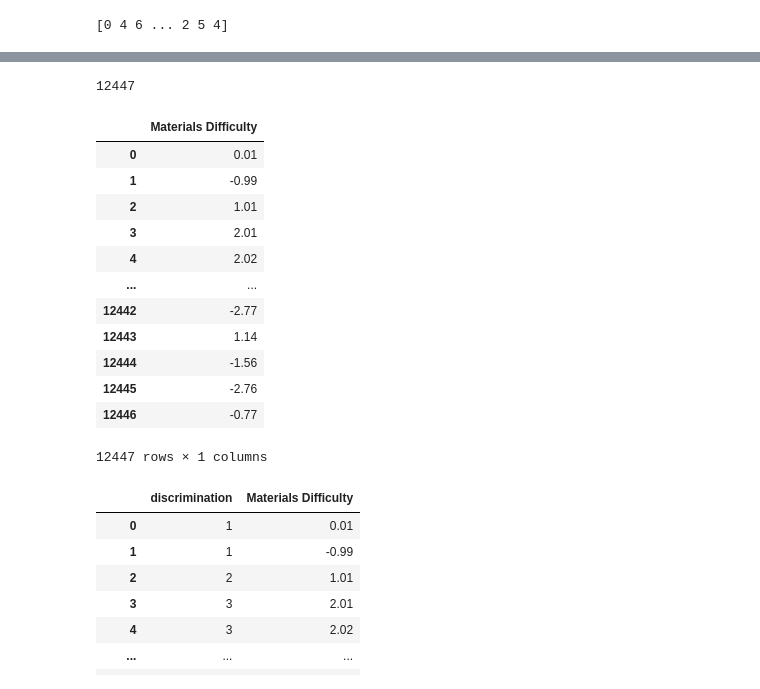
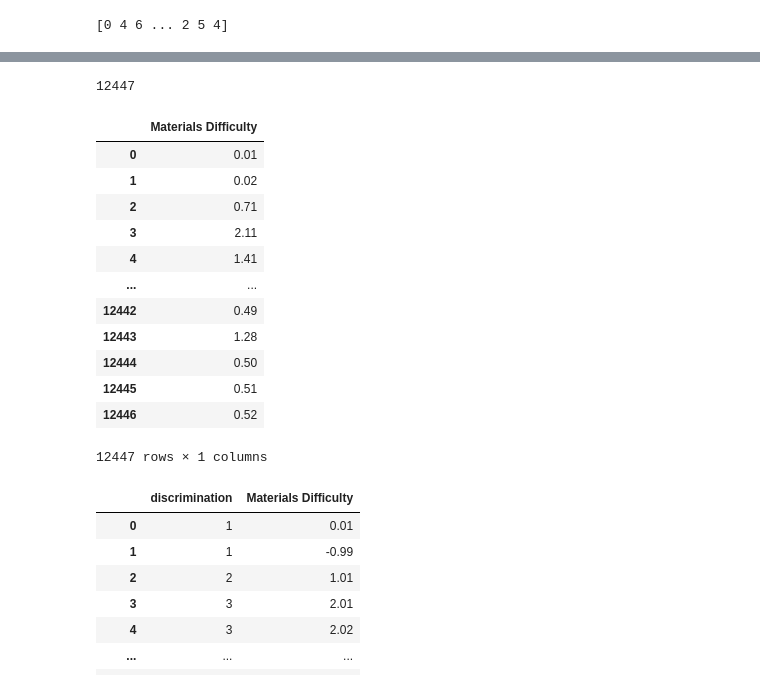
Before and after one commit to ZarckYa/MSc-Data-Science-Project, a Jupyter notebook: Text Diffficulty Level.ipynb, the cells around one changed output, grey strips where cells are left out. Saved outputs shown, nothing was run; the diff lists cells and outputs as text; code cells hidden in the pictures.

```diff
--- a/Text Diffficulty Level.ipynb
+++ b/Text Diffficulty Level.ipynb
@@ -477,13 +492,13 @@ for i, l in enumerate(text_features_nor_umap_labels_kmeans):
         index_lebel0.append(i)
     elif l==1:
         index_lebel1.append(i)
-    if l==2:
+    elif l==2:
         index_lebel2.append(i)
     elif l==3:
         index_lebel3.append(i)
-    if l==4:
+    elif l==4:
         index_lebel4.append(i)
     elif l==5:
         index_lebel5.append(i)
-    if l==6:
+    elif l==6:
         index_lebel6.append(i)
@@ -543,5 +596,5 @@ label 0:
 # %%
-materials_difficulty_cluster = np.zeros(len(text_features_nor_umap_labels_kmeans))
+materials_difficulty_cluster_directly = np.zeros(len(text_features_nor_labels_kmeans))
 l1=0
 l2=0
 l3=0
@@ -550,39 +603,39 @@ l5=0
 l6=0
 l7=0
 
-for i,l in enumerate(text_features_nor_umap_labels_kmeans):
+for i,l in enumerate(text_features_nor_labels_kmeans):
     if l==0:
         l1+=0.01
-        if l1>0.5:
+        if l1>0.7:
             l1=0
-        materials_difficulty_cluster[i]=0+l1
+        materials_difficulty_cluster_directly[i]=4.2+l1
     elif l==1:
         l2+=0.01
-        if l2>0.5:
+        if l2>0.7:
             l2=0
-        materials_difficulty_cluster[i]=3+l2
+        materials_difficulty_cluster_directly[i]=0+l2
     if l==2:
         l3+=0.01
-        if l3>0.5:
+        if l3>0.7:
             l3=0
-        materials_difficulty_cluster[i]=-2+l3
+        materials_difficulty_cluster_directly[i]=2.1+l3
     elif l==3:
         l4+=0.01
-        if l4>0.5:
+        if l4>=0.7:
             l4=0
-        materials_difficulty_cluster[i]=2+l4
+        materials_difficulty_cluster_directly[i]=1.4+l4
     if l==4:
         l5+=0.01
-        if l5>0.5:
+        if l5>0.7:
             l5=0
-        materials_difficulty_cluster[i]=-1+l5
+        materials_difficulty_cluster_directly[i]=3.5+l5
     elif l==5:
         l6+=0.01
-        if l6>0.5:
+        if l6>0.7:
             l6=0
-        materials_difficulty_cluster[i]=-3+l6
+        materials_difficulty_cluster_directly[i]=2.8+l6
     if l==6:
         l7+=0.01
-        if l7>0.5:
+        if l7>0.7:
             l7=0
-        materials_difficulty_cluster[i]=1+l7
+        materials_difficulty_cluster_directly[i]=0.7+l7
@@ -589,24 +688,25 @@ for i,l in enumerate(text_features_nor_umap_labels_kmeans):
 # %%
-print(len(materials_difficulty_cluster))
+print(len(materials_difficulty_cluster_directly))
 
-materials_difficulty_cluster_df = pd.DataFrame(data=materials_difficulty_cluster, columns=["Materials Difficulty"])
+materials_difficulty_cluster_df = pd.DataFrame(data=materials_difficulty_cluster_directly, columns=["Materials Difficulty"])
 display(materials_difficulty_cluster_df)
-# materials_difficulty_cluster_df.to_csv("Data/Diffculty Level/Mateials_diffculty_by_cluster.csv", index=False)
+# materials_difficulty_cluster_df.to_csv("Data/Diffculty Level/Mateials_diffculty_by_cluster_0_4.csv", index=False)
+materials_difficulty_cluster_df.to_csv("Data/Diffculty Level/Mateials_diffculty_by_cluster_directely_0_5.csv", index=False)
 # materials_difficulty_cluster_df.to_csv("Data/Diffculty Level/Mateials_diffculty_by_cluster_with_quesLen.csv", index=False)
 # %% [output]
 12447
 |  | Materials Difficulty |
 | 0 | 0.01 |
-| 1 | -0.99 |
-| 2 | 1.01 |
-| 3 | 2.01 |
-| 4 | 2.02 |
+| 1 | 0.02 |
+| 2 | 0.71 |
+| 3 | 2.11 |
+| 4 | 1.41 |
 | ... | ... |
-| 12442 | -2.77 |
-| 12443 | 1.14 |
-| 12444 | -1.56 |
-| 12445 | -2.76 |
-| 12446 | -0.77 |
+| 12442 | 0.49 |
+| 12443 | 1.28 |
+| 12444 | 0.50 |
+| 12445 | 0.51 |
+| 12446 | 0.52 |
 12447 rows × 1 columns
 # %%
 materials_difficulty_cluster = materials_difficulty_cluster_df
```
Also changed, not shown: parts of 8 cells of this notebook, 17 other files.
